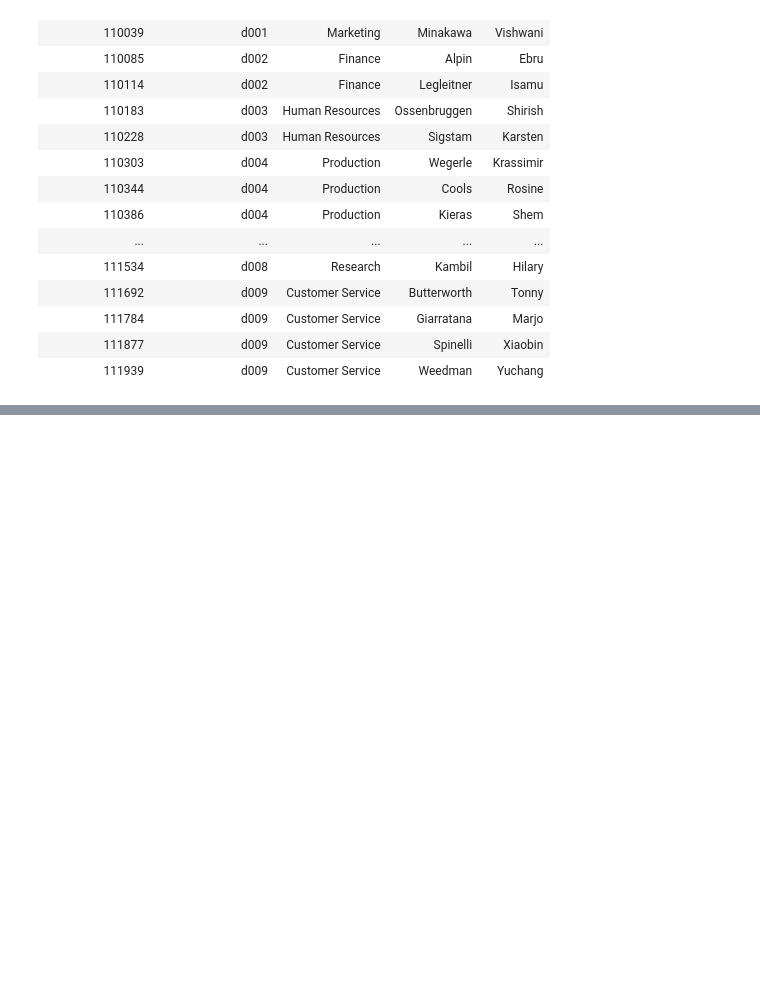
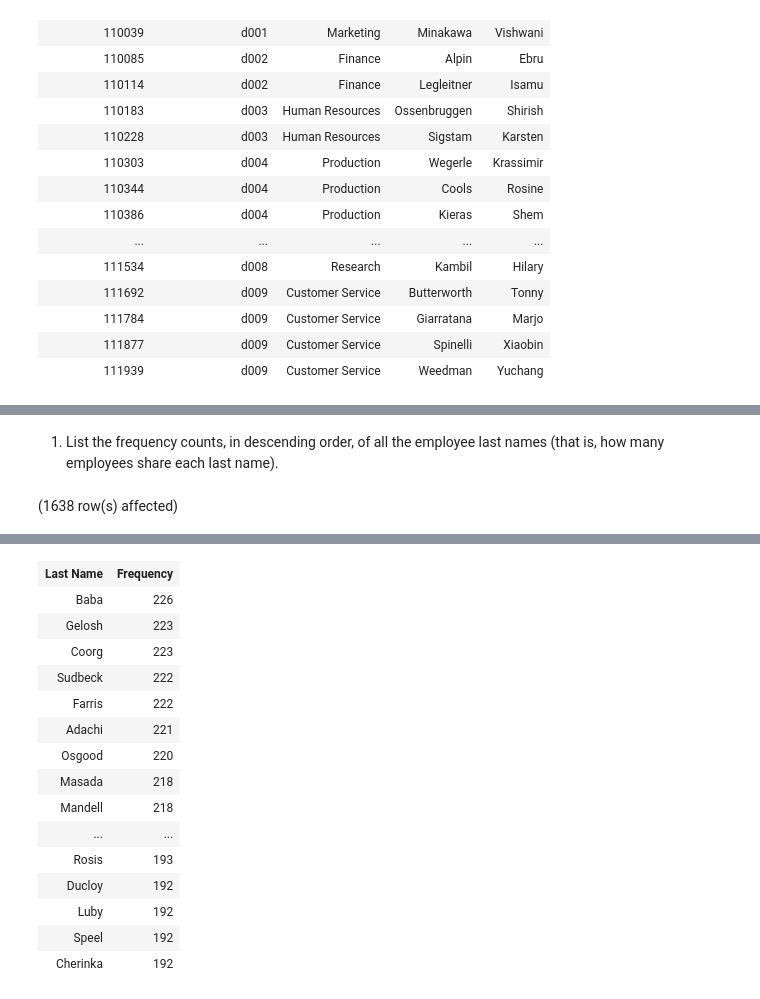
Before and after one commit to Ethan-sev/sql-challenge, a Jupyter notebook: EmployeeSQL/Notebook-1.ipynb, the cells around one changed output, grey strips where cells are left out. Drawn from its saved outputs; the diff is of its cells as text; code cells hidden in the pictures; blank space fills up the shorter version.

```diff
--- a/EmployeeSQL/Notebook-1.ipynb
+++ b/EmployeeSQL/Notebook-1.ipynb
@@ -83,0 +181,16 @@ Total execution time: 00:00:00.002
+# %% [markdown]
+1. List the frequency counts, in descending order, of all the employee last names (that is, how many employees share each last name).
+# %%
+-- Not sure if I did this correctly. Had to use Ai to help me with the frequency.
+SELECT
+ last_name AS "Last Name",
+--  Just counting how many times each last name appears.
+    COUNT(*) AS "Frequency"
+FROM
+    Employees
+GROUP BY
+    last_name
+ORDER BY
+    "Frequency" DESC;
+# %% [output]
+(1638 row(s) affected)
@@ -83,0 +198,16 @@ Total execution time: 00:00:00.002
+| Last Name | Frequency |
+| Baba | 226 |
+| Gelosh | 223 |
+| Coorg | 223 |
+| Sudbeck | 222 |
+| Farris | 222 |
+| Adachi | 221 |
+| Osgood | 220 |
+| Masada | 218 |
+| Mandell | 218 |
+| ... | ... |
+| Rosis | 193 |
+| Ducloy | 192 |
+| Luby | 192 |
+| Speel | 192 |
+| Cherinka | 192 |
```
Also changed, not shown: parts of 8 cells of this notebook.
